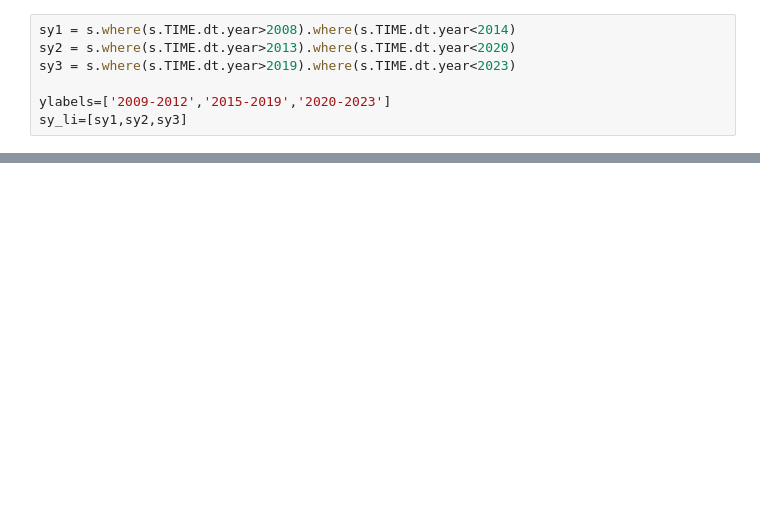
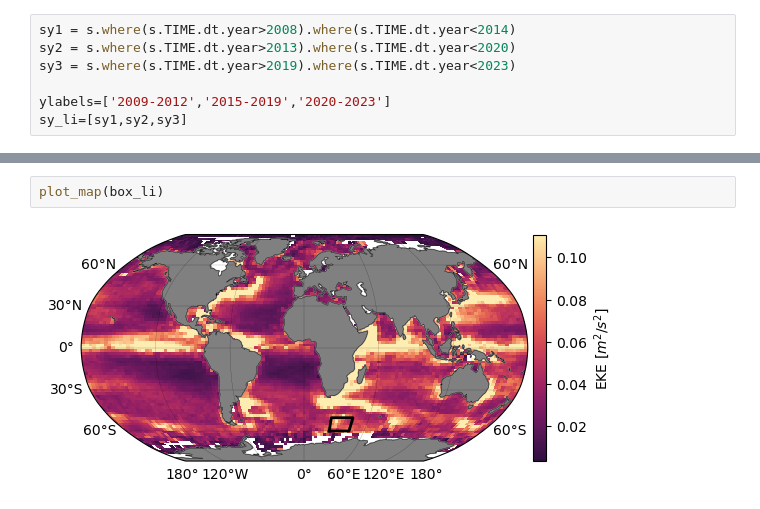
Before and after one commit to ocean-transport/argo-intern, a Jupyter notebook: function_test.ipynb, the cells around one changed output, grey strips where cells are left out. Drawn from its saved outputs; the diff is of its cells as text; blank space fills up the shorter version.

```diff
--- a/function_test.ipynb
+++ b/function_test.ipynb
@@ -517,0 +581,4 @@ def plot_TS():
+# %%
+plot_map(box_li)
+# %% [output]
+[figure, added]
```
Also changed, not shown: parts of 18 cells of this notebook.
